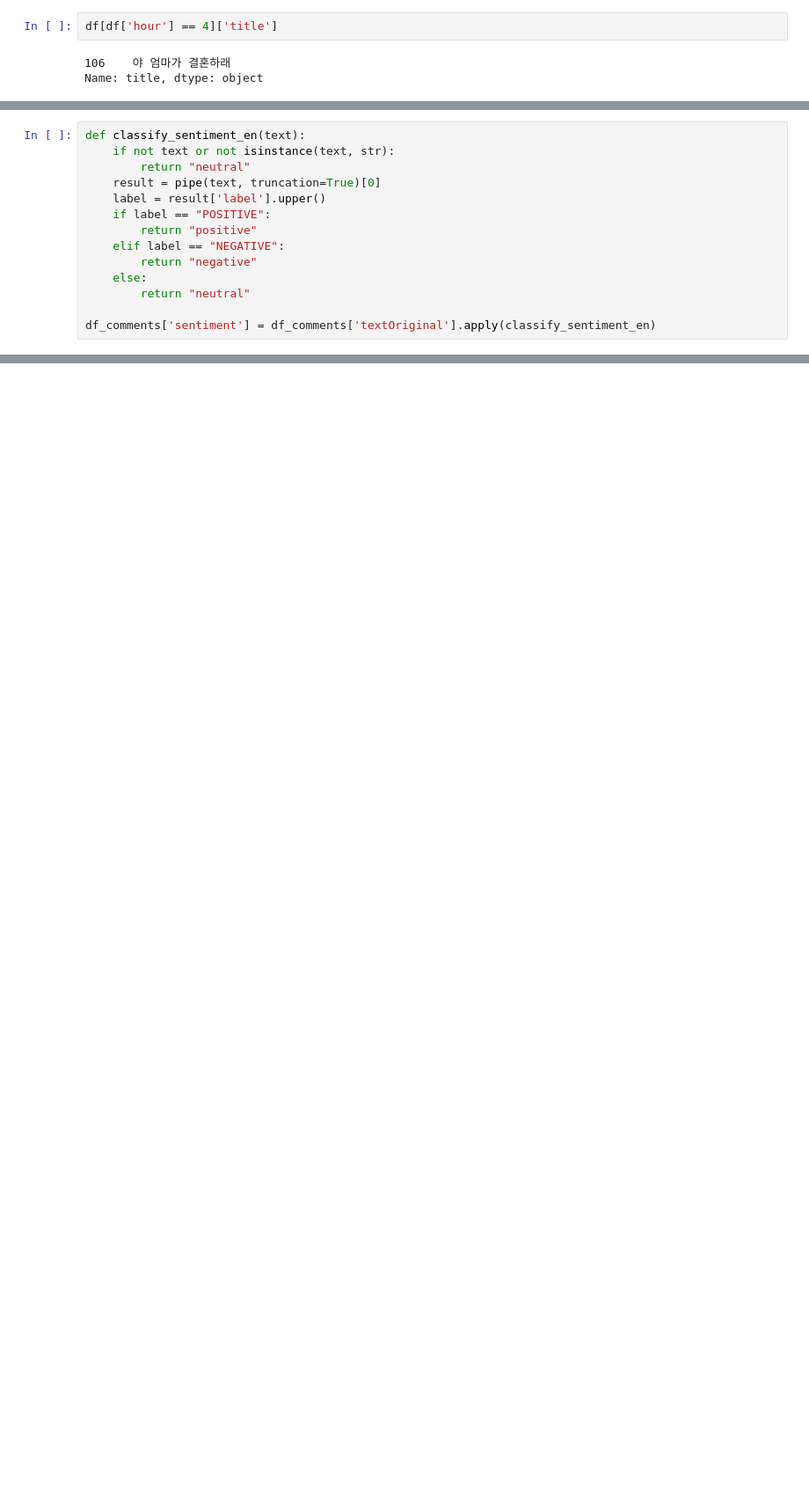
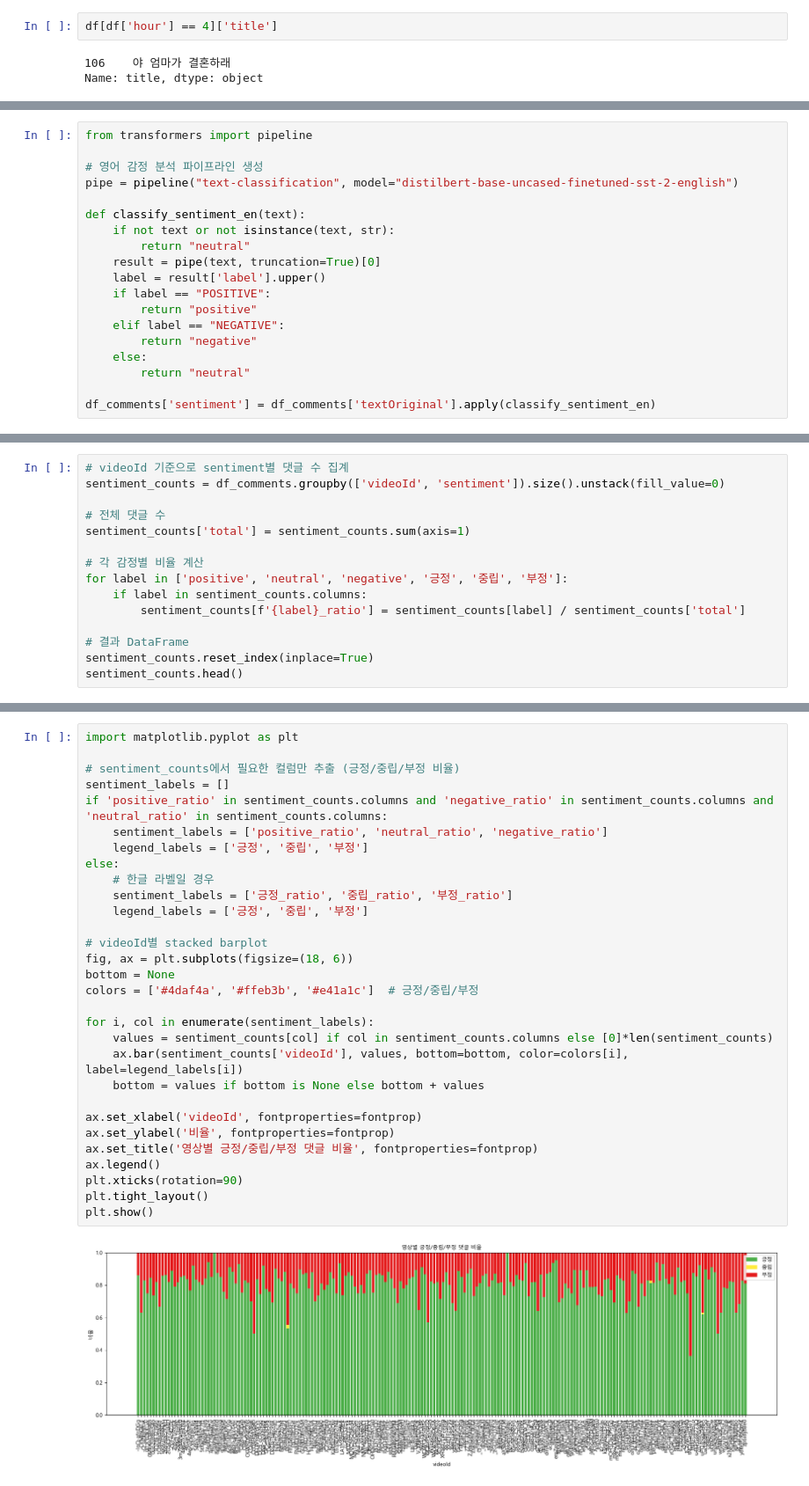
Before and after one commit to blessing1818/youtube, a Jupyter notebook: jin.ipynb, the cells around one changed output, grey strips where cells are left out. Shown at 88% size. Cells and saved outputs as stored; diff of their text form; blank space fills up the shorter version.

```diff
--- a/jin.ipynb
+++ b/jin.ipynb
@@ -433,4 +497,9 @@ NameError: name 'df_comments' is not defined
 # %%
+from transformers import pipeline
+
+# 영어 감정 분석 파이프라인 생성
+pipe = pipeline("text-classification", model="distilbert-base-uncased-finetuned-sst-2-english")
+
 def classify_sentiment_en(text):
     if not text or not isinstance(text, str):
         return "neutral"
@@ -448,0 +522,15 @@ NameError: name 'df_comments' is not defined
+# %%
+# videoId 기준으로 sentiment별 댓글 수 집계
+sentiment_counts = df_comments.groupby(['videoId', 'sentiment']).size().unstack(fill_value=0)
+
+# 전체 댓글 수
+sentiment_counts['total'] = sentiment_counts.sum(axis=1)
+
+# 각 감정별 비율 계산
+for label in ['positive', 'neutral', 'negative', '긍정', '중립', '부정']:
+    if label in sentiment_counts.columns:
+        sentiment_counts[f'{label}_ratio'] = sentiment_counts[label] / sentiment_counts['total']
+
+# 결과 DataFrame
+sentiment_counts.reset_index(inplace=True)
+sentiment_counts.head()
@@ -448,0 +544,32 @@ NameError: name 'df_comments' is not defined
+# %%
+import matplotlib.pyplot as plt
+
+# sentiment_counts에서 필요한 컬럼만 추출 (긍정/중립/부정 비율)
+sentiment_labels = []
+if 'positive_ratio' in sentiment_counts.columns and 'negative_ratio' in sentiment_counts.columns and 'neutral_ratio' in sentiment_counts.columns:
+    sentiment_labels = ['positive_ratio', 'neutral_ratio', 'negative_ratio']
+    legend_labels = ['긍정', '중립', '부정']
+else:
+    # 한글 라벨일 경우
+    sentiment_labels = ['긍정_ratio', '중립_ratio', '부정_ratio']
+    legend_labels = ['긍정', '중립', '부정']
+
+# videoId별 stacked barplot
+fig, ax = plt.subplots(figsize=(18, 6))
+bottom = None
+colors = ['#4daf4a', '#ffeb3b', '#e41a1c']  # 긍정/중립/부정
+
+for i, col in enumerate(sentiment_labels):
+    values = sentiment_counts[col] if col in sentiment_counts.columns else [0]*len(sentiment_counts)
+    ax.bar(sentiment_counts['videoId'], values, bottom=bottom, color=colors[i], label=legend_labels[i])
+    bottom = values if bottom is None else bottom + values
+
+ax.set_xlabel('videoId', fontproperties=fontprop)
+ax.set_ylabel('비율', fontproperties=fontprop)
+ax.set_title('영상별 긍정/중립/부정 댓글 비율', fontproperties=fontprop)
+ax.legend()
+plt.xticks(rotation=90)
+plt.tight_layout()
+plt.show()
+# %% [output]
+[figure, added]
```
Also changed, not shown: parts of 17 cells of this notebook, 1 other file.
